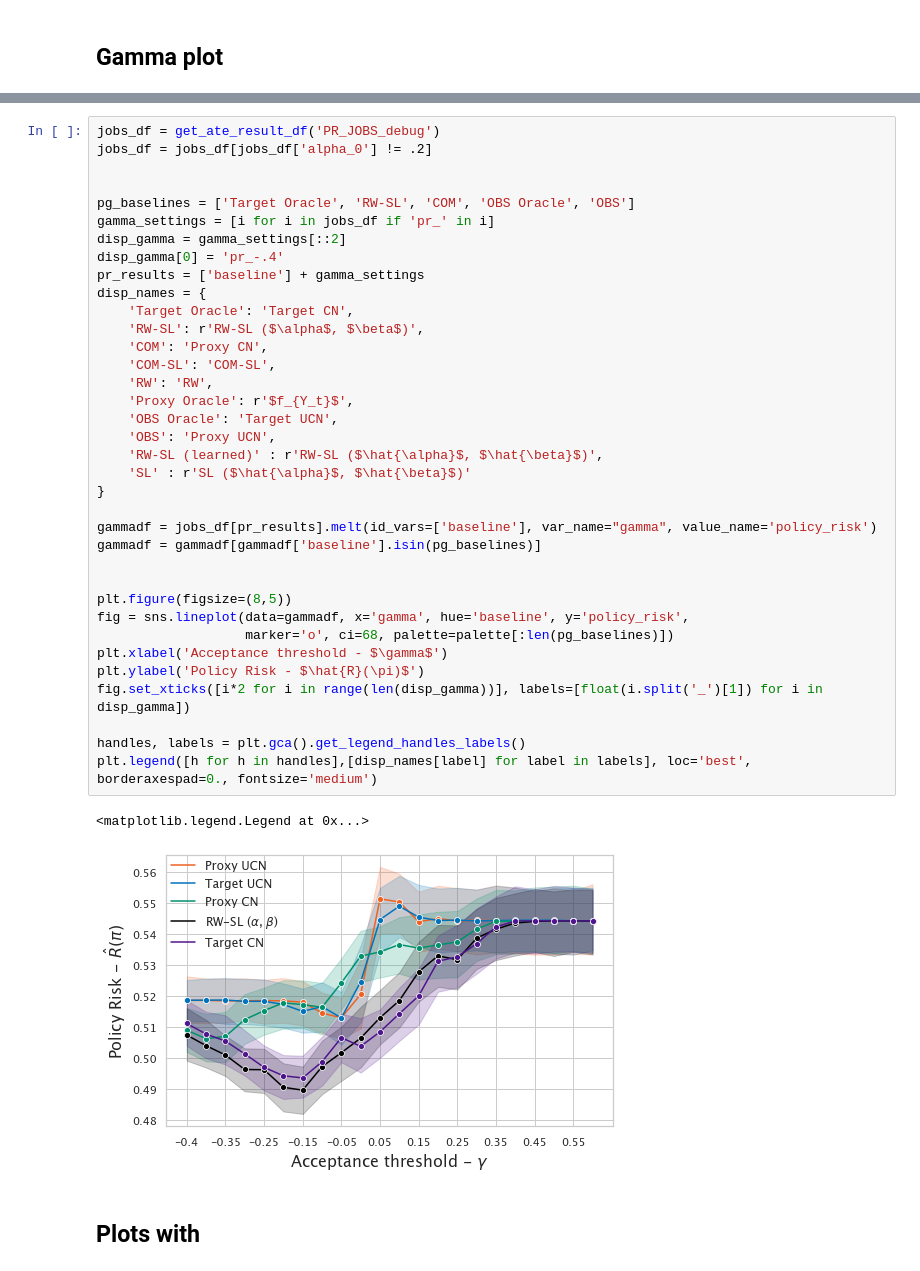
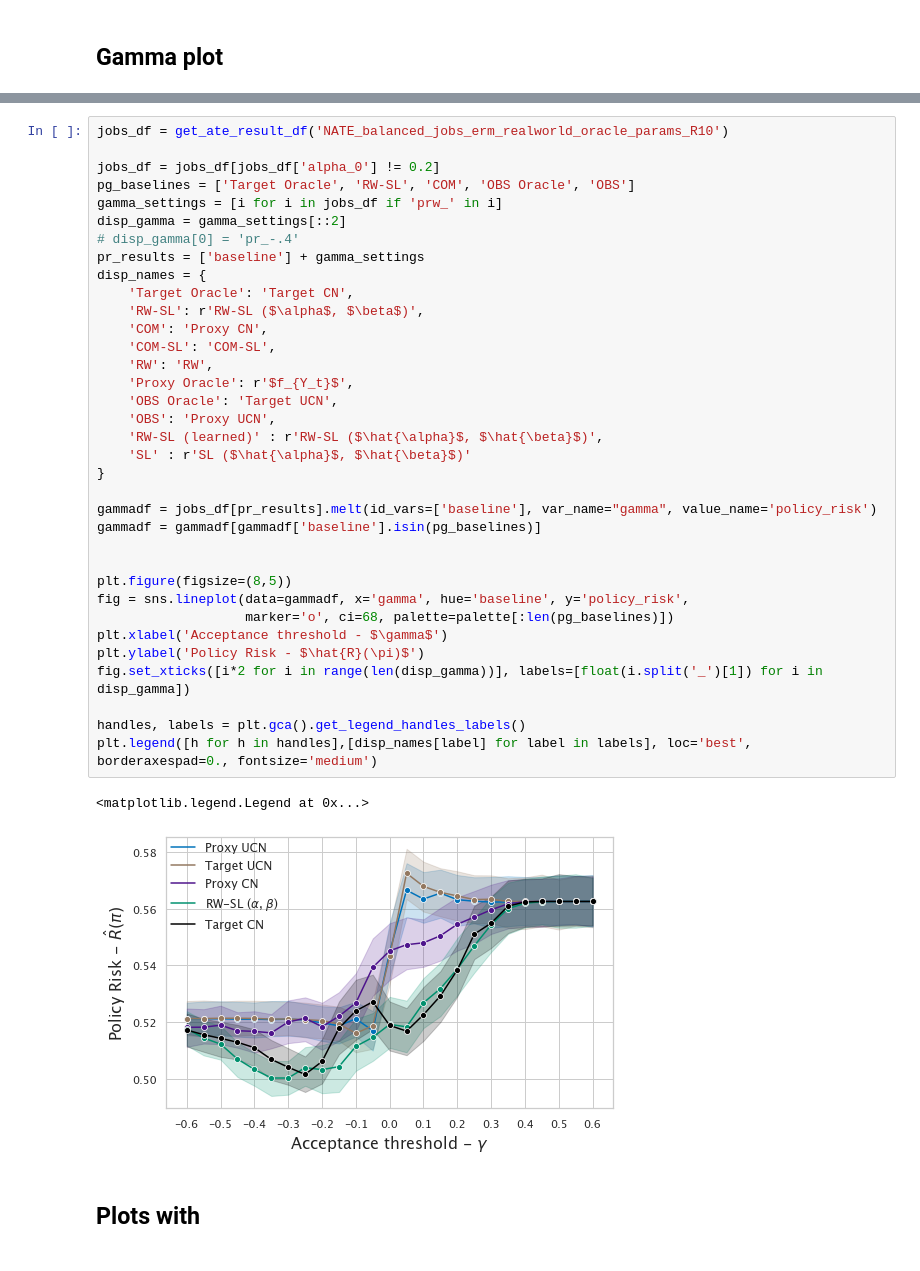
Before and after one commit to lguerdan/counterfactual-decision-support, a Jupyter notebook: notebook_results.ipynb, the cells around one changed output, grey strips where cells are left out. Drawn from its saved outputs; the diff is of its cells as text.

```diff
--- a/notebook_results.ipynb
+++ b/notebook_results.ipynb
@@ -215,42 +270,41 @@ plt.savefig('figs/mse_plots.png', dpi=500, bbox_inches = "tight")
 # %%
-jobs_df = get_ate_result_df('PR_JOBS_debug')
-jobs_df = jobs_df[jobs_df['alpha_0'] != .2]
+jobs_df = get_ate_result_df('NATE_balanced_jobs_erm_realworld_oracle_params_R10')
 
-
+jobs_df = jobs_df[jobs_df['alpha_0'] != 0.2]
 pg_baselines = ['Target Oracle', 'RW-SL', 'COM', 'OBS Oracle', 'OBS']
-gamma_settings = [i for i in jobs_df if 'pr_' in i]
+gamma_settings = [i for i in jobs_df if 'prw_' in i]
 disp_gamma = gamma_settings[::2]
-disp_gamma[0] = 'pr_-.4'
+# disp_gamma[0] = 'pr_-.4'
 pr_results = ['baseline'] + gamma_settings
 disp_names = {
     'Target Oracle': 'Target CN',
     'RW-SL': r'RW-SL ($\alpha$, $\beta$)',
     'COM': 'Proxy CN',
     'COM-SL': 'COM-SL',
     'RW': 'RW',
     'Proxy Oracle': r'$f_{Y_t}$',
     'OBS Oracle': 'Target UCN',
     'OBS': 'Proxy UCN',
     'RW-SL (learned)' : r'RW-SL ($\hat{\alpha}$, $\hat{\beta}$)',
     'SL' : r'SL ($\hat{\alpha}$, $\hat{\beta}$)'
 }
 
 gammadf = jobs_df[pr_results].melt(id_vars=['baseline'], var_name="gamma", value_name='policy_risk')
 gammadf = gammadf[gammadf['baseline'].isin(pg_baselines)]
 
 
 plt.figure(figsize=(8,5))
 fig = sns.lineplot(data=gammadf, x='gamma', hue='baseline', y='policy_risk',
                    marker='o', ci=68, palette=palette[:len(pg_baselines)])
 plt.xlabel('Acceptance threshold - $\gamma$')
 plt.ylabel('Policy Risk - $\hat{R}(\pi)$')
 fig.set_xticks([i*2 for i in range(len(disp_gamma))], labels=[float(i.split('_')[1]) for i in disp_gamma])
 
 handles, labels = plt.gca().get_legend_handles_labels()
 plt.legend([h for h in handles],[disp_names[label] for label in labels], loc='best', borderaxespad=0., fontsize='medium')
 # %% [output]
 <matplotlib.legend.Legend at 0x...>
-[figure, old version]
+[figure, new version]
 # %% [markdown]
 ## Plots with
 # %%
```
Also changed, not shown: parts of 4 cells of this notebook, 1 other file.
